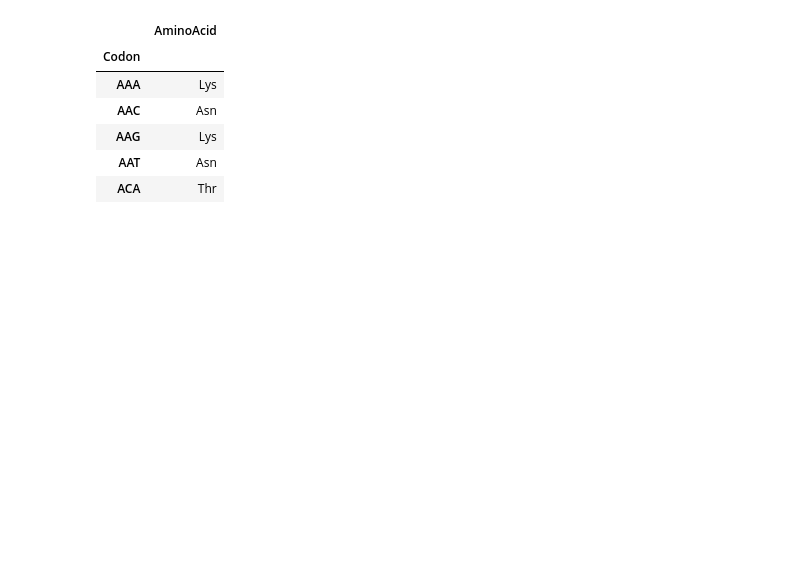
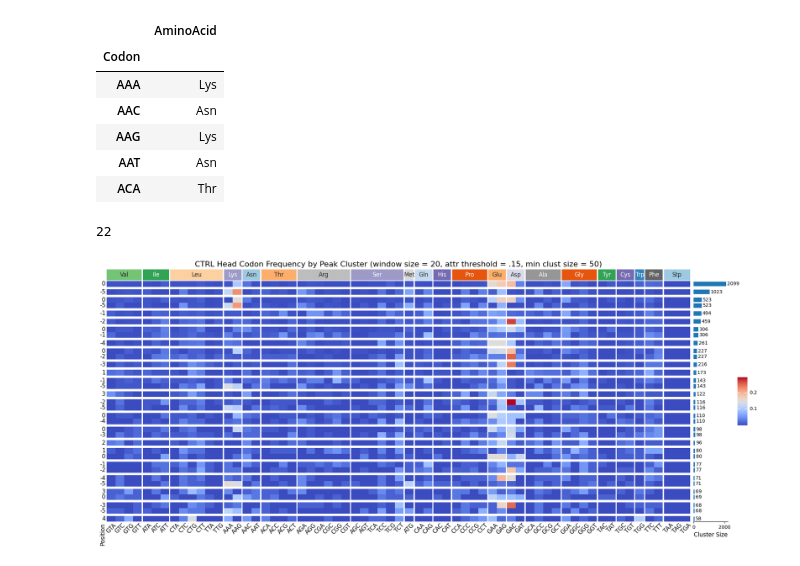
Before and after one commit to vam-sin/riboclette, a Jupyter notebook: downstream_analysis/ctrl_head_clustering.ipynb, the cells around one changed output. Cells and saved outputs as stored; diff of their text form; code cells hidden in the pictures; blank space fills up the shorter version.

```diff
--- a/downstream_analysis/ctrl_head_clustering.ipynb
+++ b/downstream_analysis/ctrl_head_clustering.ipynb
@@ -70,4 +82,6 @@ windows_attr = np.abs(np.concatenate(windows_attr))
 windows_attr = windows_attr / np.sum(windows_attr, 1)[:,None]
 
 windows_seq = np.concatenate(windows_seq)
+# %%
+ATTR_PEAK_THRESHOLD = .15
 # %%
@@ -126,0 +143,61 @@ data = data.astype(dict(freq='float', Codon='str', peak_id='str'))
+# %%
+data.cluster.nunique()
+# %% [output]
+22
+# %%
+import marsilea as ma
+
+AA = ['Val', 'Ile', 'Leu', 'Lys', 'Asn', 'Thr', 'Arg', 'Ser', 'Met', 'Gln', 'His', 'Pro', 'Glu', 'Asp', 'Ala', 'Gly', 'Tyr', 'Cys', 'Trp', 'Phe', 'Stp']
+DEPR_NAMES = {'ILE':'ILE (I)', 'LEU':'LEU (L)', 'VAL':'VAL (V)', 'LEU_ILE':'(L, I)', 'LEU_ILE_VAL':'(L,I,V)'}
+
+cmap = plt.get_cmap('tab20c')
+colors = np.array(cmap.colors).repeat(2,0)
+np.random.seed(42)
+np.random.shuffle(colors)
+
+heatmap_data = data.sort_values(['n_samples', 'cluster', 'position'], ascending=False).pivot_table(index=['peak_id'],columns='Codon', values='freq', sort=False)
+row_data = data.groupby(['position', 'cluster']).agg(dict(peak_id='first', n_samples='first')).sort_values(['n_samples', 'position'], ascending=False).reset_index()
+h = ma.Heatmap(
+    heatmap_data,
+    width=17,
+    height=7)
+h.group_cols(genetic_code.AminoAcid, spacing=0.002, order=AA)
+h.add_top(
+        ma.plotter.Chunk(
+            AA,
+            colors[:len(AA)],
+            padding=10,
+            fontsize=12
+        ),
+        pad=0.025
+    )
+h.add_bottom(ma.plotter.Labels(heatmap_data.columns, rotation=45,fontsize=12), name='Codon')
+h.add_left(
+        ma.plotter.Labels(
+            row_data.position,
+            #fill_colors=colors[:len(row_data)],
+            #padding=10,
+            fontsize=12,
+            label="Position",
+            label_props=dict(fontsize=12)
+        ),
+        pad=0.025
+    )
+h.group_rows(row_data.cluster.values, spacing=0.01, order=row_data.cluster.unique())
+h.add_right(
+        ma.plotter.Numbers(
+            row_data.n_samples.values,
+            label="Cluster Size",
+            label_props=dict(fontsize=12)
+            #fill_colors=colors[:len(row_data)],
+            #padding=10,
+            #label_props=dict(rotation=90)
+        ),
+        pad=0.1
+    )
+h.add_legends()
+h.add_title("CTRL Head Codon Frequency by Peak Cluster (window size = 20, attr threshold = .15, min clust size = 50)", fontsize=16)
+h.render()
+plt.savefig('../results/plots/window_ctrl_head.pdf', dpi=300, bbox_inches='tight')
+# %% [output]
+[figure, added]
```
Also changed, not shown: parts of 15 cells of this notebook, 1 other file.
